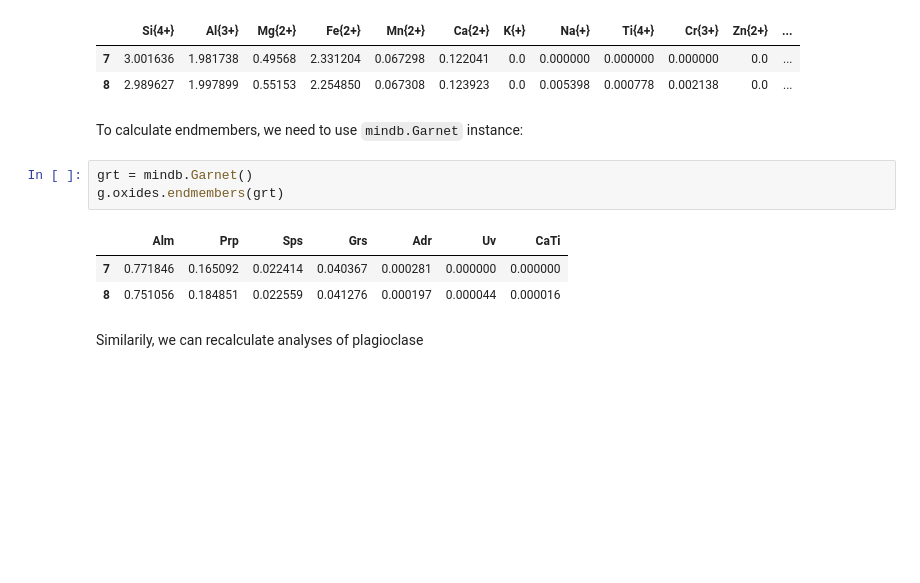
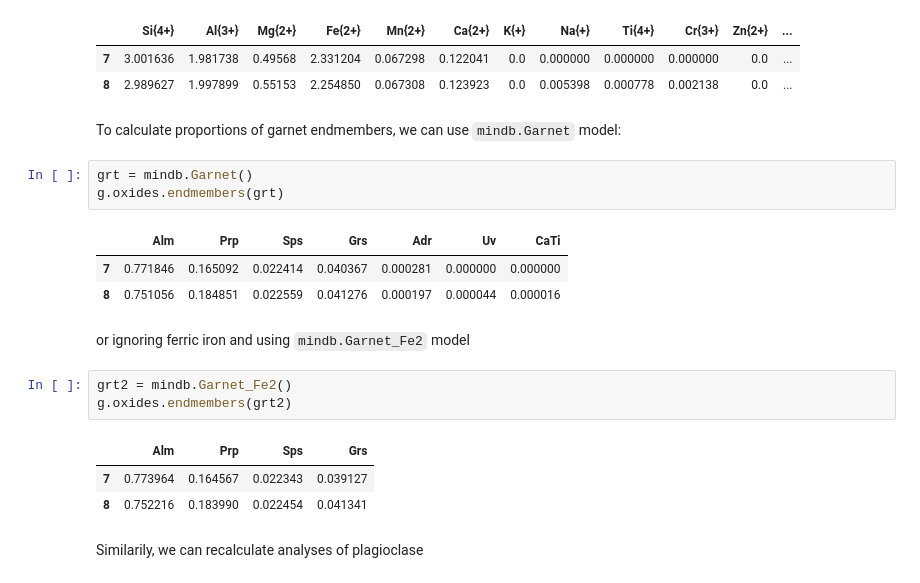
Before and after one commit to ondrolexa/petropandas, a Jupyter notebook: docs/notebooks/tutorial.ipynb, the cells around one changed output. Cells and saved outputs as stored; diff of their text form; blank space fills up the shorter version.

```diff
--- a/docs/notebooks/tutorial.ipynb
+++ b/docs/notebooks/tutorial.ipynb
@@ -65,7 +78,7 @@ g.oxides.cations(ncat=8, tocat=True)
 | 7 | 3.001636 | 1.981738 | 0.49568 | 2.331204 | 0.067298 | 0.122041 | 0.0 | 0.000000 | 0.000000 | 0.000000 | 0.0 | ... |
 | 8 | 2.989627 | 1.997899 | 0.55153 | 2.254850 | 0.067308 | 0.123923 | 0.0 | 0.005398 | 0.000778 | 0.002138 | 0.0 | ... |
 # %% [markdown]
-To calculate endmembers, we need to use `mindb.Garnet` instance:
+To calculate proportions of garnet endmembers, we can use `mindb.Garnet` model:
 # %%
 grt = mindb.Garnet()
 g.oxides.endmembers(grt)
@@ -73,6 +86,15 @@ g.oxides.endmembers(grt)
 |  | Alm | Prp | Sps | Grs | Adr | Uv | CaTi |
 | 7 | 0.771846 | 0.165092 | 0.022414 | 0.040367 | 0.000281 | 0.000000 | 0.000000 |
 | 8 | 0.751056 | 0.184851 | 0.022559 | 0.041276 | 0.000197 | 0.000044 | 0.000016 |
+# %% [markdown]
+or ignoring ferric iron and using `mindb.Garnet_Fe2` model
+# %%
+grt2 = mindb.Garnet_Fe2()
+g.oxides.endmembers(grt2)
+# %% [output]
+|  | Alm | Prp | Sps | Grs |
+| 7 | 0.773964 | 0.164567 | 0.022343 | 0.039127 |
+| 8 | 0.752216 | 0.183990 | 0.022454 | 0.041341 |
 # %% [markdown]
 Similarily, we can recalculate analyses of plagioclase
 # %%
```
Also changed, not shown: parts of 8 cells of this notebook, 4 other files.
